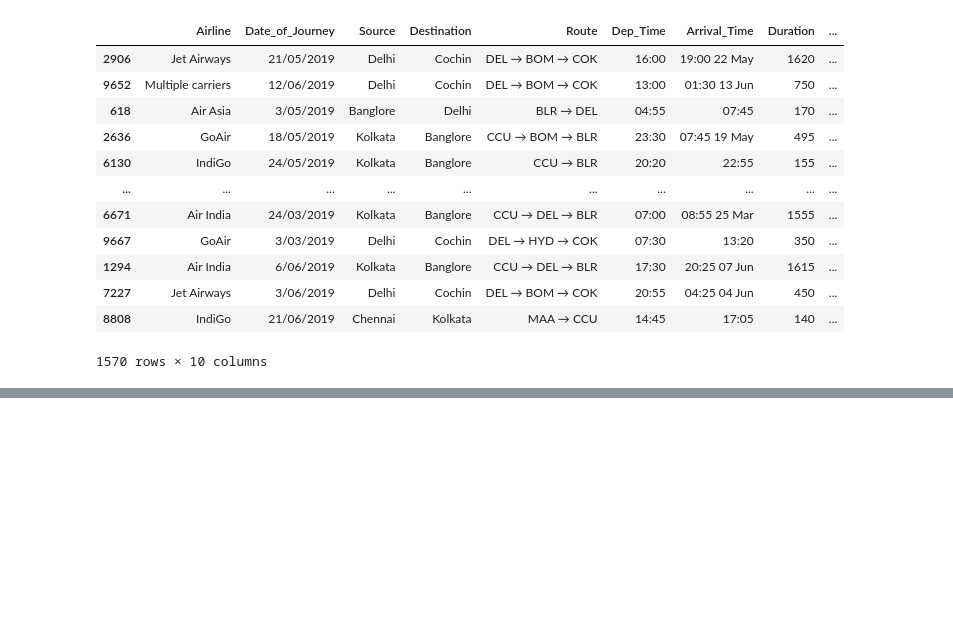
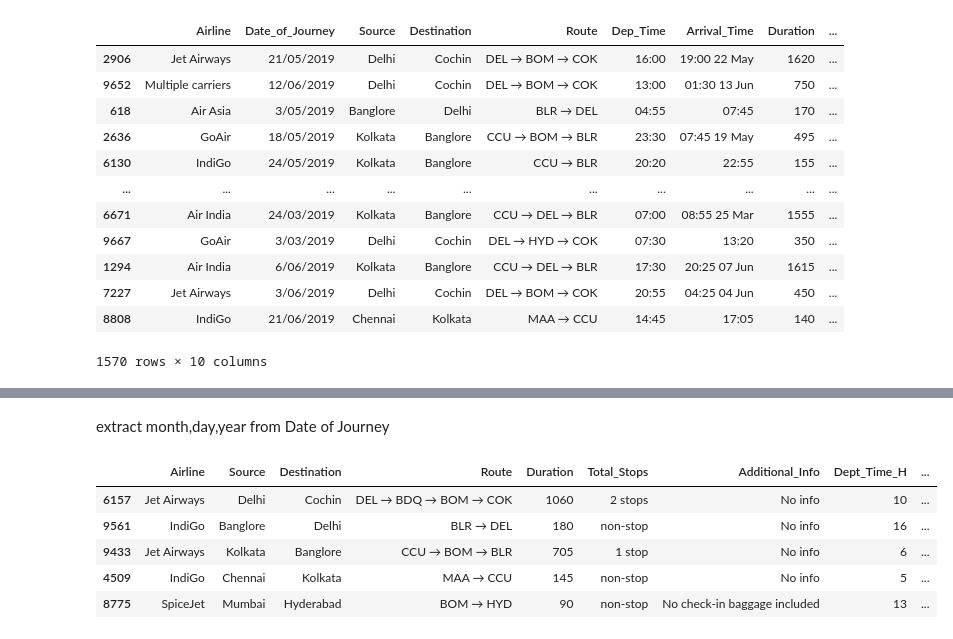
Before and after one commit to V-keerththanan/FlightPricePrediction-ML-DL, a Jupyter notebook: improved_version_of_project.ipynb, the cells around one changed output, grey strips where cells are left out. Drawn from its saved outputs; the diff is of its cells as text; code cells hidden in the pictures; blank space fills up the shorter version.

```diff
--- a/improved_version_of_project.ipynb
+++ b/improved_version_of_project.ipynb
@@ -139,0 +201,2 @@ X_test
+# %% [markdown]
+extract month,day,year from Date of Journey
@@ -139,0 +212,9 @@ X_test
+# %%
+X_train.head(5)
+# %% [output]
+|  | Airline | Source | Destination | Route | Duration | Total_Stops | Additional_Info | Dept_Time_H | ... |
+| 6157 | Jet Airways | Delhi | Cochin | DEL → BDQ → BOM → COK | 1060 | 2 stops | No info | 10 | ... |
+| 9561 | IndiGo | Banglore | Delhi | BLR → DEL | 180 | non-stop | No info | 16 | ... |
+| 9433 | Jet Airways | Kolkata | Banglore | CCU → BOM → BLR | 705 | 1 stop | No info | 6 | ... |
+| 4509 | IndiGo | Chennai | Kolkata | MAA → CCU | 145 | non-stop | No info | 5 | ... |
+| 8775 | SpiceJet | Mumbai | Hyderabad | BOM → HYD | 90 | non-stop | No check-in baggage included | 13 | ... |
```
Also changed, not shown: parts of 12 cells of this notebook.
